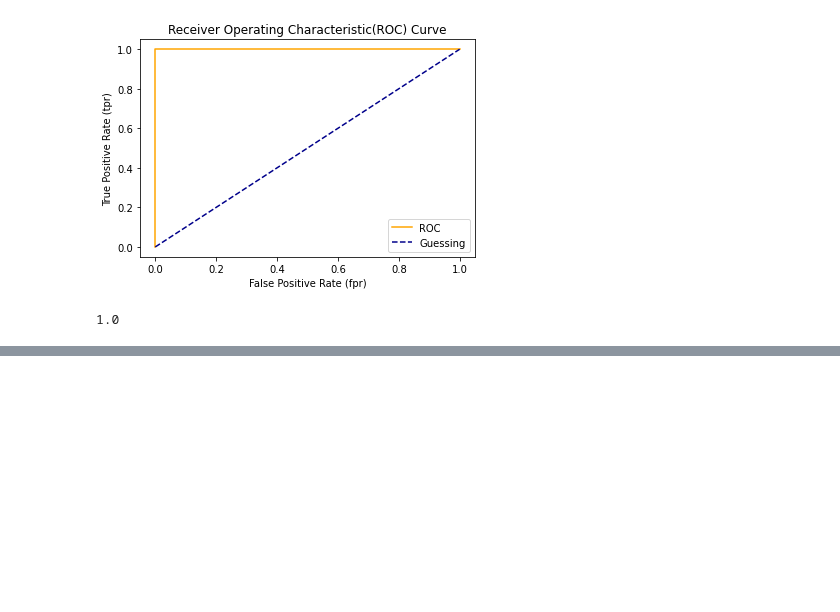
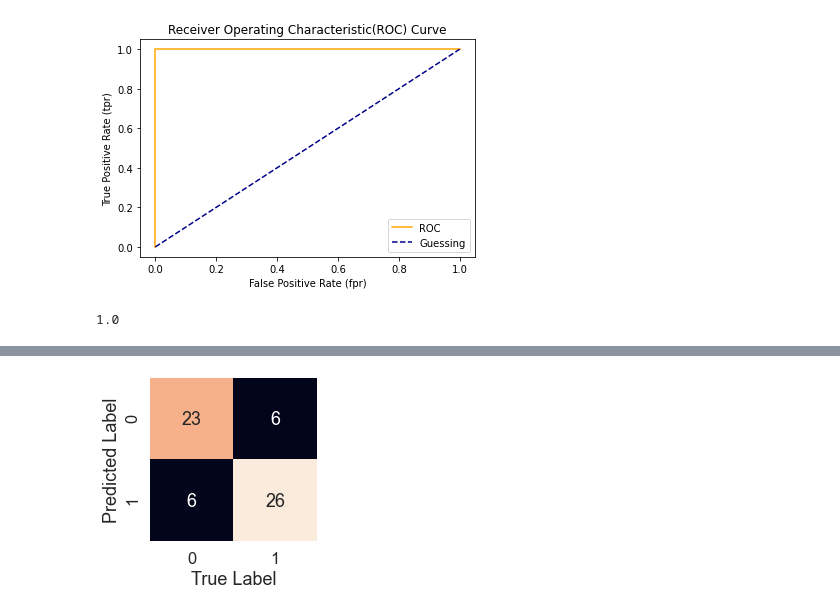
Before and after one commit to aryatomarAI/Machine-learning-and-data-science, a Jupyter notebook: Scikit-Learn/Scikit-Learn-Workflow-in-Brief.ipynb, the cells around one changed output, grey strips where cells are left out. Saved outputs shown, nothing was run; the diff lists cells and outputs as text; code cells hidden in the pictures; blank space fills up the shorter version.

```diff
--- a/Scikit-Learn/Scikit-Learn-Workflow-in-Brief.ipynb
+++ b/Scikit-Learn/Scikit-Learn-Workflow-in-Brief.ipynb
@@ -989,0 +1026,12 @@ roc_auc_score(y_test,y_test)
+# %%
+# Seaborn is not showing any numbers inside it's heatmap so let's figure out how to do it
+def plot_conf_mat(conf_mat):
+    fig,ax=plt.subplots(figsize=(3,3))
+    ax=sns.heatmap(conf_mat,annot=True,cbar=False)
+    plt.xlabel("True Label")
+    plt.ylabel("Predicted Label");
+
+
+plot_conf_mat(conf_mat)
+# %% [output]
+[figure, added]
```
Also changed, not shown: parts of 7 cells of this notebook.
